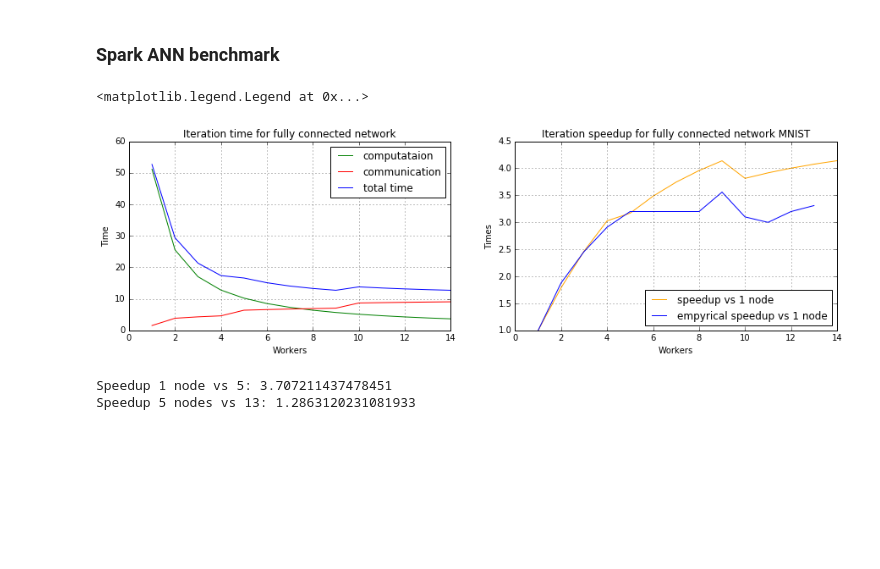
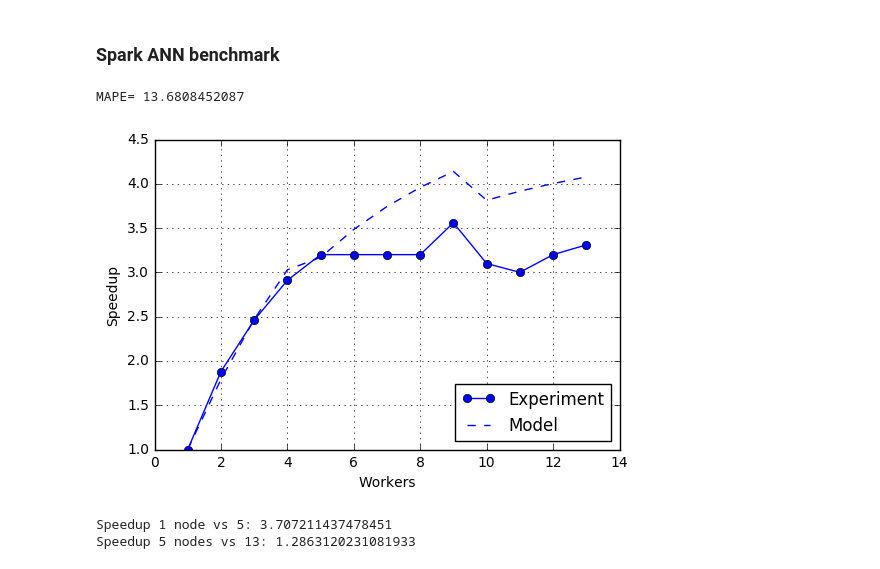
Before and after one commit to avulanov/scalability, a Jupyter notebook: deep-learning.ipynb, the cells around one changed output. Drawn from its saved outputs; the diff is of its cells as text; code cells hidden in the pictures; blank space fills up the shorter version.

```diff
--- a/deep-learning.ipynb
+++ b/deep-learning.ipynb
@@ -26,6 +26,14 @@ def e(k, n, weights, flops, b, p):
     return s(k, n, weights, flops, b, p) / n
 def sr(n, weights, flops, b, p):
     return t(n - 1, weights, flops, b, p) / t(n, weights, flops, b, p)
+def mape(x1array, y1array, x2array, y2array):
+    e = 0
+    n = len(x1array)
+    for i in range(n):
+        x1 = x1array[i]
+        i2 = x2array.index(x1)
+        e += abs( (y1array[i] - y2array[i2]) / y1array[i])
+    return 100 / n * e
 # %% [markdown]
 ### Logistic regression
 # %%
@@ -185,59 +193,43 @@ TODO: consider the speedup for graphs
 # %%
 import math
 # model has different communication:
 # master to workers: torrent broadcast ~log(n)
 # workers to master: 2 waves of reduceByKey then reduce 2 remaining to master
 def tcm_spark(n, weights, b):
     return (32 * weights / b) * math.log (n, 2) + 2 * (32 * weights / b) * math.ceil(math.sqrt(n))
 def t_spark(n, weights, flops, b, p):
     return tcp(n, flops, p) + tcm_spark(n, weights, b)
 def s_spark(k, n, weights, flops, b, p):
     return t_spark(k, weights, flops, b, p) / t_spark(n, weights, flops, b, p)
 #Spark ANN double precision
 weights = 12E6
 batch = 60000 #MNIST
 # weights = MULT-ADD operations, 3x for training, 2x for FLOPS
 flops = 2 * weights * 3 * batch
 # 1 Gbit network (peak can be 100%)
 b = 1E9
 # Xeon 3-1240  3.3 GHz (peak is 80%)
 p = 0.8 * 211.2E9
-n = np.arange(1, 15)
+n = np.arange(1, 14)
 # correct for double precision
 weights = weights * 2
 flops = flops * 2
-tcpData = np.vectorize(tcp)(n, flops, p)
-tcmData = np.vectorize(tcm_spark)(n, weights, b)
-tData = np.vectorize(t_spark)(n, weights, flops, b, p)
-plt.figure(1, figsize=(15, 4))
-plt.subplot(121)
-ax = plt.gca()
-ax.grid(True)
-leg1, = plt.plot(n,tcpData, color="green", label='computataion')
-leg2, = plt.plot(n,tcmData, color="red", label='communication')
-leg3, = plt.plot(n, tData, color="blue", label='total time')
-plt.ylabel("Time")
-plt.xlabel("Workers")
-plt.title("Iteration time for fully connected network")
-plt.legend(handles=[leg1, leg2, leg3])
 # speedup plot
-plt.subplot(122)
 ax = plt.gca()
 ax.grid(True)
 sData = np.vectorize(s_spark)(1, n, weights, flops, b, p)
-srData = np.vectorize(sr)(r, weights, flops, b, p)
-eData = np.vectorize(e)(1, n, weights, flops, b, p)
-leg1, = plt.plot(n,sData, color="orange", label='speedup vs 1 node')
-leg2, = plt.plot([1,2,3,4,5,6,7,8,9,10,11,12,13],
-                 [1, 1.88, 2.46, 2.91, 3.2, 3.2, 3.2, 3.2, 3.56, 3.1, 3, 3.2, 3.31],
-                 color="blue", label='empyrical speedup vs 1 node')
-plt.ylabel("Times")
+expData = [[1,2,3,4,5,6,7,8,9,10,11,12,13],
+           [1, 1.88, 2.46, 2.91, 3.2, 3.2, 3.2, 3.2, 3.56, 3.1, 3, 3.2, 3.31]]
+leg1, = plt.plot(expData[0], expData[1], label='Experiment', color="blue", marker='o')
+leg2, = plt.plot(n,sData,label='Model', ls="dashed", color="blue")
+plt.ylabel("Speedup")
 plt.xlabel("Workers")
-plt.title("Iteration speedup for fully connected network MNIST")
+#plt.title("Speedup of fully connected ANN training")
 plt.legend(handles=[leg1, leg2], loc=4)
+print("MAPE=", mape(expData[0], expData[1], n.tolist(), sData))
 # %% [output]
-<matplotlib.legend.Legend at 0x...>
+MAPE= 13.6808452087
-[figure, old version]
+[figure, new version]
 # %%
 print("Speedup 1 node vs 5:", t(1, weights, flops, b, p) / t(5,  weights, flops, b, p))
 print("Speedup 5 nodes vs 13:", t_spark(5, weights, flops, b, p) / t_spark(13,  weights, flops, b, p))
```
Also changed, not shown: parts of 3 cells of this notebook, 14 other files.
